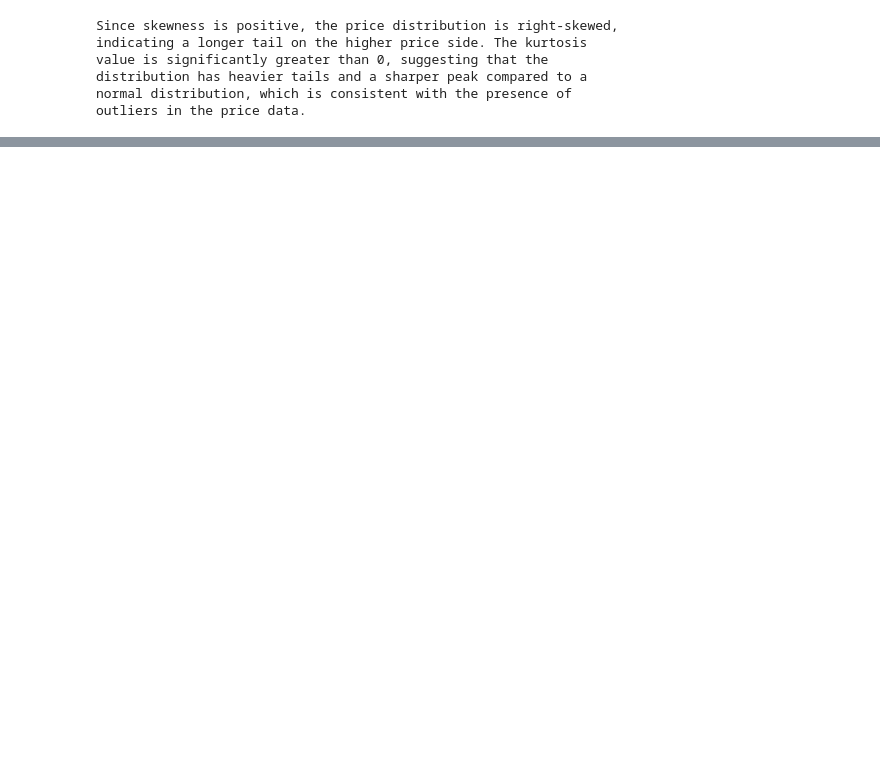
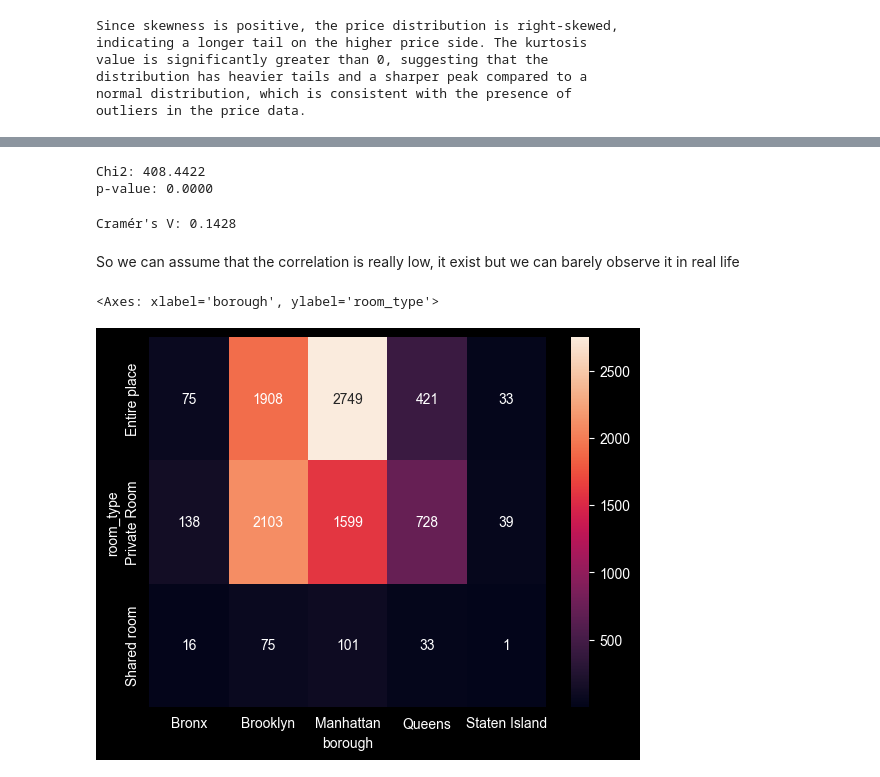
Before and after one commit to Szmytkos/Data_Analysis_Workshops, a Jupyter notebook: airbnb_zad.ipynb, the cells around one changed output, grey strips where cells are left out. Drawn from its saved outputs; the diff is of its cells as text; code cells hidden in the pictures; blank space fills up the shorter version.

Commit message:
contingency

```diff
--- a/airbnb_zad.ipynb
+++ b/airbnb_zad.ipynb
@@ -455,0 +456,3 @@ outliers in the price data.
+# %%
+table = pd.crosstab(airbnb['room_type'], airbnb['borough'])
+table
@@ -455,0 +465,25 @@ outliers in the price data.
+# %%
+from scipy.stats import chi2_contingency
+
+chi2, p_value, dof, expected = chi2_contingency(table)
+
+print(f"Chi2: {chi2:.4f}")
+print(f"p-value: {p_value:.4f}")
+# %% [output]
+Chi2: 408.4422
+p-value: 0.0000
+# %%
+from scipy.stats.contingency import association
+
+cramer_v = association(table, method='cramer')
+
+print(f"Cramér's V: {cramer_v:.4f}")
+# %% [output]
+Cramér's V: 0.1428
+# %% [markdown]
+So we can assume that the correlation is really low, it exist but we can barely observe it in real life
+# %%
+sns.heatmap(table, annot=True, fmt='d')
+# %% [output]
+<Axes: xlabel='borough', ylabel='room_type'>
+[figure, added]
```
Also changed, not shown: parts of 13 cells of this notebook.
